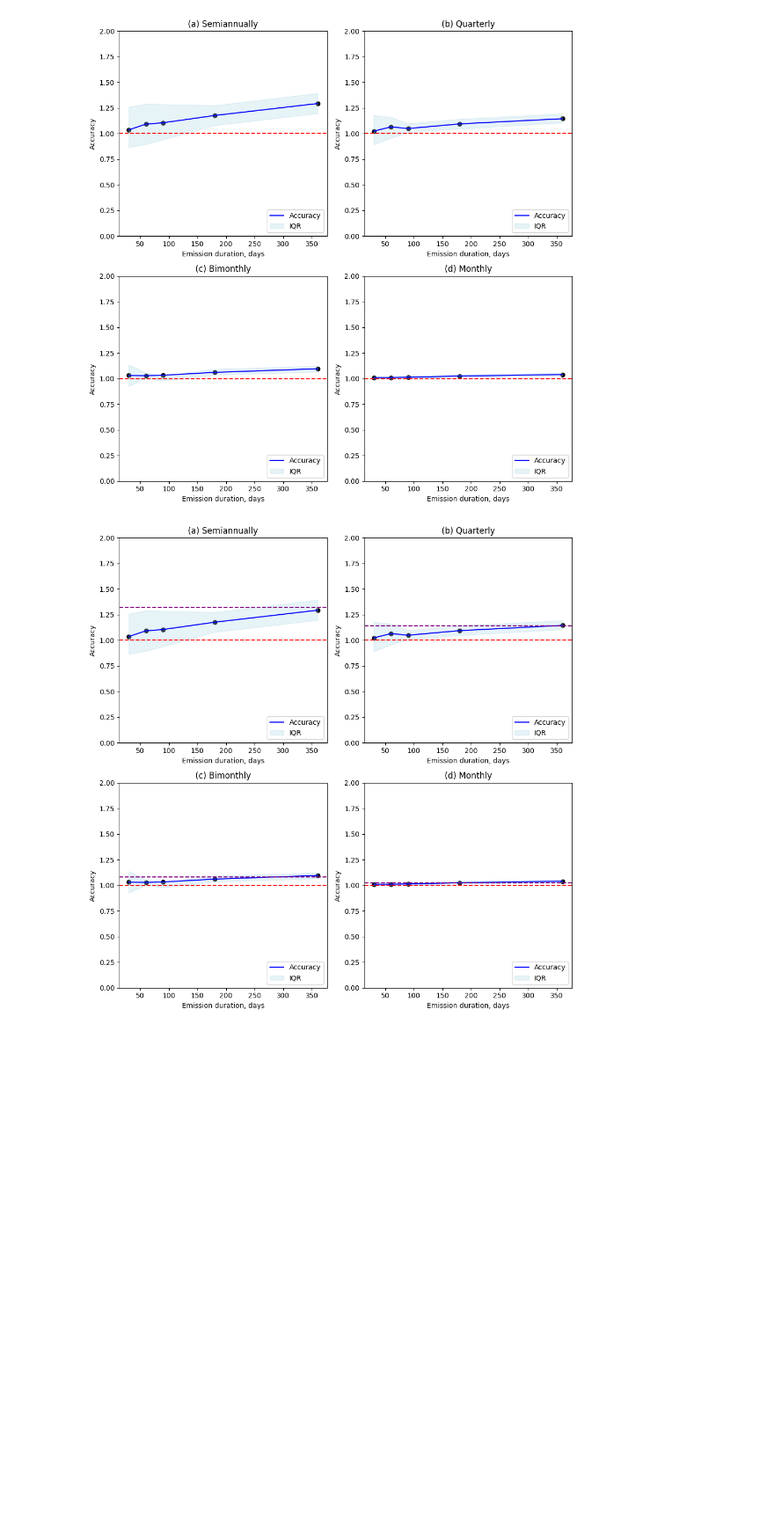
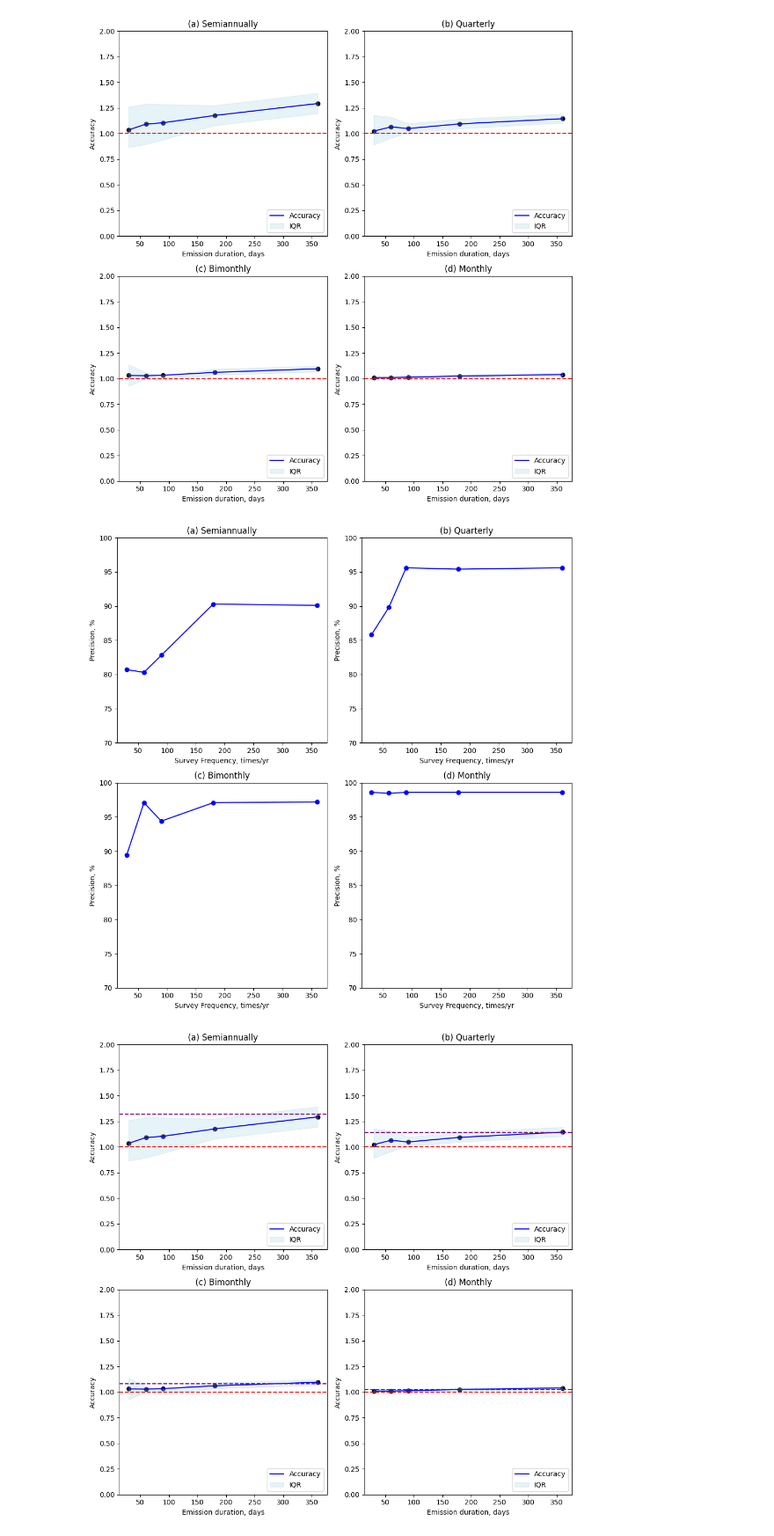
Before and after one commit to HJJJJX/Figure-Plotting, a Jupyter notebook: Uncertainty_Plot.ipynb, the cells around one changed output. Shown at 88% size. Saved outputs shown, nothing was run; the diff lists cells and outputs as text; code cells hidden in the pictures; blank space fills up the shorter version.

```diff
--- a/Uncertainty_Plot.ipynb
+++ b/Uncertainty_Plot.ipynb
@@ -329,6 +381,54 @@ plt.savefig(r'C:\Users\Haojun\Desktop\Uncertainty\Non_repair_frequency.png')
 plt.show()
 # %% [output]
 [figure]
+# %%
+#Non_Repair
+import matplotlib.pyplot as plt
+import numpy as np
+
+# Sample data for scatter plots
+x_values = [[360, 180, 90, 60, 30], [360, 180, 90, 60, 30], [360, 180, 90, 60, 30], [360, 180, 90, 60, 30]]
+y_values = [[9.9, 9.7, 17.2, 19.7, 19.3], [4.4, 4.6, 4.4, 10.2, 14.2], [2.8, 2.9, 5.6, 2.9, 10.6], [1.4, 1.4, 1.4, 1.5, 1.4]]
+
+
+
+# Create subplots
+fig, axs = plt.subplots(2, 2, figsize=(10, 10))
+
+# Titles for each subplot
+titles = ["(a) Semiannually", "(b) Quarterly", "(c) Bimonthly", "(d) Monthly"]
+
+# Define common y-axis limits
+ylim_min = 70
+ylim_max = 100  # Adjust according to your data
+
+# Plot data for each subplot
+for j in range(2):
+    for k in range(2):
+        idx = j * 2 + k
+        ax = axs[j, k]
+        ax.plot(x_values[idx], 100 - np.array(y_values[idx]), color="blue", marker='o')  # Changed to plot
+        ax.set_xlabel("Survey Frequency, times/yr")
+        ax.set_ylabel("Precision, %")
+        ax.tick_params(axis="y")
+        ax.set_ylim(ylim_min, ylim_max)
+        ax.set_title(titles[idx])
+        # ax.legend(loc = 'lower right')
+
+
+
+        # Set y-axis limits
+        ax.set_ylim(ylim_min, ylim_max)
+        ax.set_title(titles[idx])
+
+        # Create legend for each subplot
+        # ax.legend(loc="lower right")
+
+plt.tight_layout()
+plt.savefig(r'C:\Users\Haojun\Desktop\Uncertainty\Non_Repair_frequency_precision.png')
+plt.show()
+# %% [output]
+[figure, added]
 # %%
 import matplotlib.pyplot as plt
 import numpy as np
```
Also changed, not shown: parts of 1 cell of this notebook.
